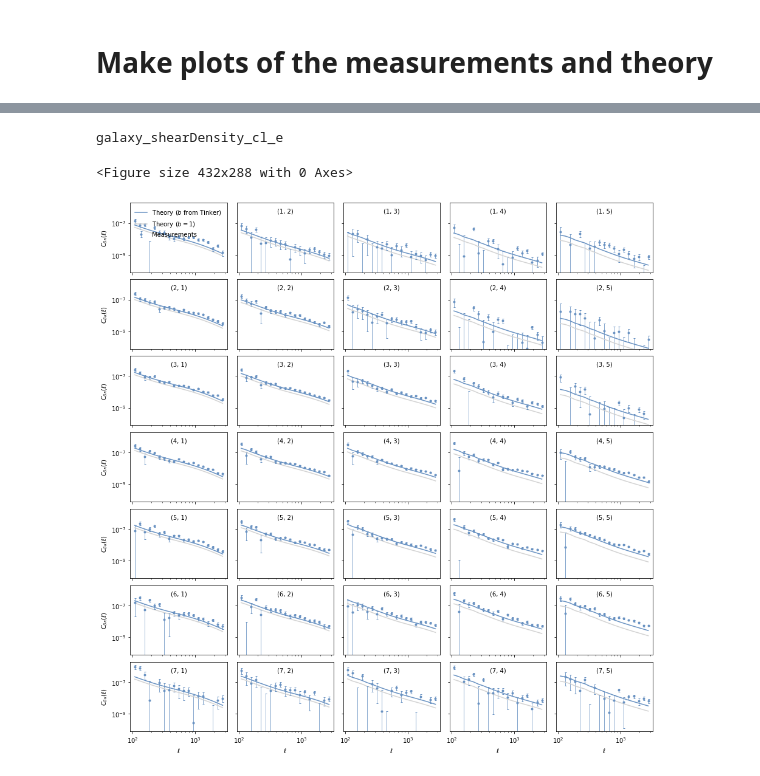
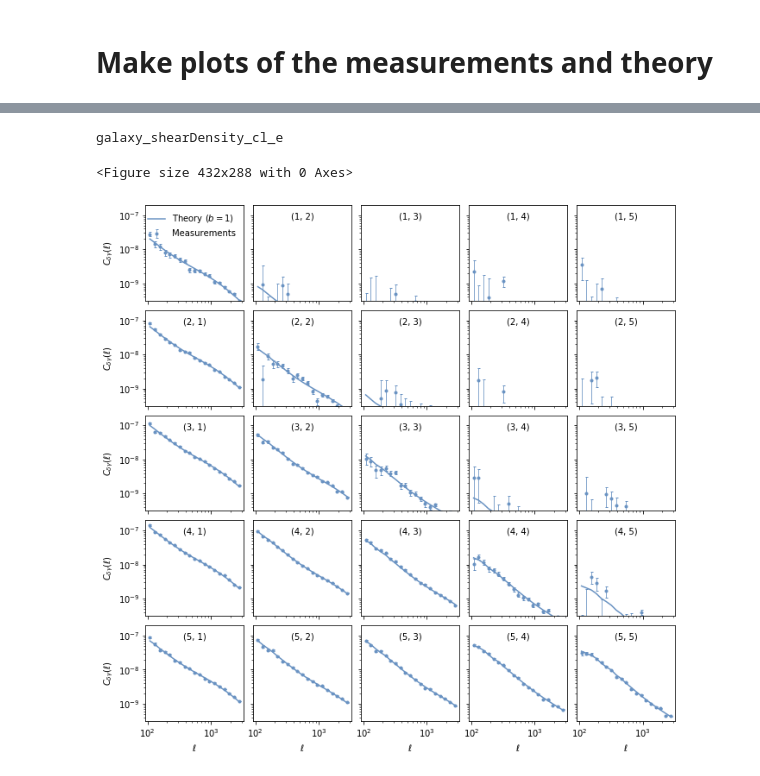
Before and after one commit to LSSTDESC/txpipe-cosmodc2, a Jupyter notebook: notebooks/PlotMeasurementsTheoryandErrorsFourier.ipynb, the cells around one changed output, grey strips where cells are left out. Drawn from its saved outputs; the diff is of its cells as text; code cells hidden in the pictures.

```diff
--- a/notebooks/PlotMeasurementsTheoryandErrorsFourier.ipynb
+++ b/notebooks/PlotMeasurementsTheoryandErrorsFourier.ipynb
@@ -269,7 +321,7 @@ ndf = 285
 # %% [markdown]
 # Make plots of the measurements and theory
 # %%
-def plot_twopoint(s, theory=None, theory_cov = None, datatype=None, ratios = False, diff = False, diff_with_errors=False):
+def plot_twopoint(s, theory=None, theory_cov = None, datatype=None, ratios = False, diff = False, diff_with_errors=False, cat = 'cosmodc2'):
 
 
     for dt in s.get_data_types():
@@ -296,7 +348,10 @@ def plot_twopoint(s, theory=None, theory_cov = None, datatype=None, ratios = Fal
             print(dt)
             plt.clf()
             if dt == ED:
-                fig, ax = plt.subplots(nbins1, nbins2, figsize=(2.2*nbins1, 3.2*nbins2), sharey=True, sharex=True)
+                if cat == 'cosmodc2':
+                    fig, ax = plt.subplots(nbins1, nbins2, figsize=(2.2*nbins1, 3.2*nbins2), sharey=True, sharex=True)
+                if cat == 'gaussian_sims':
+                    fig, ax = plt.subplots(nbins1, nbins2, figsize=(2.2*nbins1, 2.2*nbins2), sharey=True, sharex=True)
             else:
                 fig, ax = plt.subplots(nbins1, nbins2, figsize=(2.2*nbins1, 2.2*nbins2), sharey=True, sharex=True)
             plt.subplots_adjust(wspace=0.1, hspace=0.1)
@@ -320,16 +375,30 @@ def plot_twopoint(s, theory=None, theory_cov = None, datatype=None, ratios = Fal
                         ax[i][j].errorbar(ell, cl-cl_th, fmt = '.',  capsize=1.5, elinewidth=0.8, color = c[1], label = 'Measurement-Theory')
                         ax[i][j].fill_between(theta, -err, err, alpha = 0.5, color = 'powderblue')
 
+                    if datatype == EE:
+                        ax[i][j].plot(ell_th, cl_th, ls = '-', lw = '1.5', color = c[1], label = 'Theory')
+                        ax[i][j].errorbar(ell, cl, err, fmt = '.', capsize=1.5, elinewidth=0.8, color = c[1], label = 'Measurements')
 
-                    if datatype ==ED:
-                        ax[i][j].plot(ell, cl_th*bias[j], ls = '-', lw = '1.5', color = c[1], label = 'Theory ($b$ from Tinker)')
-                        #print("i,j, cl_th*bias", i,j, cl_th[0:4]*bias[j])
 
-                    if datatype ==DD:
-                        ax[i][j].plot(ell, cl_th*bias[j]**2, ls = '-', lw = '1.5', color = c[1], label = 'Theory ($b$ from Tinker)')
-                    ax[i][j].plot(ell, cl_th, ls = '-', lw = '1.5', color = 'lightgray', label = 'Theory $(b=1)$')
+                    if datatype == ED:
 
-                    ax[i][j].errorbar(ell, cl, err, fmt = '.', capsize=1.5, elinewidth=0.8, color = c[1], label = 'Measurements')
+                        if cat == 'gaussian_sims':
+                            ax[i][j].plot(ell, cl_th, ls = '-', lw = '1.5', color = c[1], label = 'Theory $(b=1)$')
+                            ax[i][j].errorbar(ell, cl*np.sqrt(sims_factor[j]), err, fmt = '.', capsize=1.5, elinewidth=0.8, color = c[1], label = 'Measurements')
+                        else:
+                            ax[i][j].plot(ell, cl_th*bias[j], ls = '-', lw = '1.5', color = c[1], label = 'Theory ($b$ from Tinker)')
+                            ax[i][j].plot(ell, cl_th, ls = '-', lw = '1.5', color = 'lightgray', label = 'Theory ($b=1$)')
+                            ax[i][j].errorbar(ell, cl, err, fmt = '.', capsize=1.5, elinewidth=0.8, color = c[1], label = 'Measurements')
+
+                    if datatype == DD:
+                        if cat == 'gaussian_sims':
+                            ax[i][j].plot(ell, cl_th, ls = '-', lw = '1.5', color = c[1], label = 'Theory $(b=1)$')
+                            print('!!Mutliplying by the gaussian sims factor!!', np.sqrt(sims_factor[j])*np.sqrt(sims_factor[i]))
+                            ax[i][j].errorbar(ell, cl*np.sqrt(sims_factor[j])*np.sqrt(sims_factor[i]), ell*err, fmt = '.', capsize=1.5, elinewidth=0.8, color = c[1], label = 'Measurements')
+                        else:
+                            ax[i][j].plot(ell, cl_th*bias[j]**2, ls = '-', lw = '1.5', color = c[1], label = 'Theory ($b$ from Tinker)')
+                            ax[i][j].plot(ell, cl_th, ls = '-', lw = '1.5', color = 'lightgray', label = 'Theory ($b=1$)')
+                            ax[i][j].errorbar(ell, cl, err, fmt = '.', capsize=1.5, elinewidth=0.8, color = c[1], label = 'Measurements')
                     if (datatype==EE) or ((datatype==DD or datatype==ED) and j>0 or i>0):
                         ax[i][j].text(0.5, 0.88, "(%d, %d)"%(i+1, j+1), horizontalalignment='center',
                                   verticalalignment='center', transform=ax[i][j].transAxes)#, fontsize=12)
@@ -360,9 +429,9 @@ def plot_twopoint(s, theory=None, theory_cov = None, datatype=None, ratios = Fal
 
                     if j==0:
                         if datatype==EE:
-                            ax[i][j].set_ylabel(r'$C_{\kappa \kappa}(\ell)$')
+                            ax[i][j].set_ylabel(r'$C_{\gamma \gamma}(\ell)$')
                         if datatype==ED:
-                            ax[i][j].set_ylabel(r'$C_{\delta \kappa}(\ell)$')
+                            ax[i][j].set_ylabel(r'$C_{\delta \gamma}(\ell)$')
                         if datatype==DD:
                             ax[i][j].set_ylabel(r'$C_{\delta \delta}(\ell)$')
 
@@ -385,9 +542,8 @@ galaxy_shear_cl_ee
 # %%
-fig = plot_twopoint(d, theory=t, theory_cov = t_cov, datatype=ED, ratios = False, diff = False, diff_with_errors = False)
-plt.savefig(dir + 'plots/' + 'cl_galaxyshear', dpi = 500, bbox_inches = 'tight',  pad_inches = 0.1)
-plt.savefig(dir + 'plots/' + 'cl_galaxyshear.pdf', bbox_inches = 'tight',  pad_inches = 0.1)
+fig = plot_twopoint(a, theory=t, theory_cov = t_cov, datatype=ED, cat=cat, ratios = False, diff = False, diff_with_errors = False)
+plt.savefig(dir + 'plots/' + 'cl_galaxyshear_%s'%a_name, dpi = 500, bbox_inches = 'tight',  pad_inches = 0.1)
 # %% [output]
 galaxy_shearDensity_cl_e
 <Figure size 432x288 with 0 Axes>
-[figure, old version]
+[figure, new version]
 # %%
```
Also changed, not shown: parts of 30 cells of this notebook, 35 other files.
